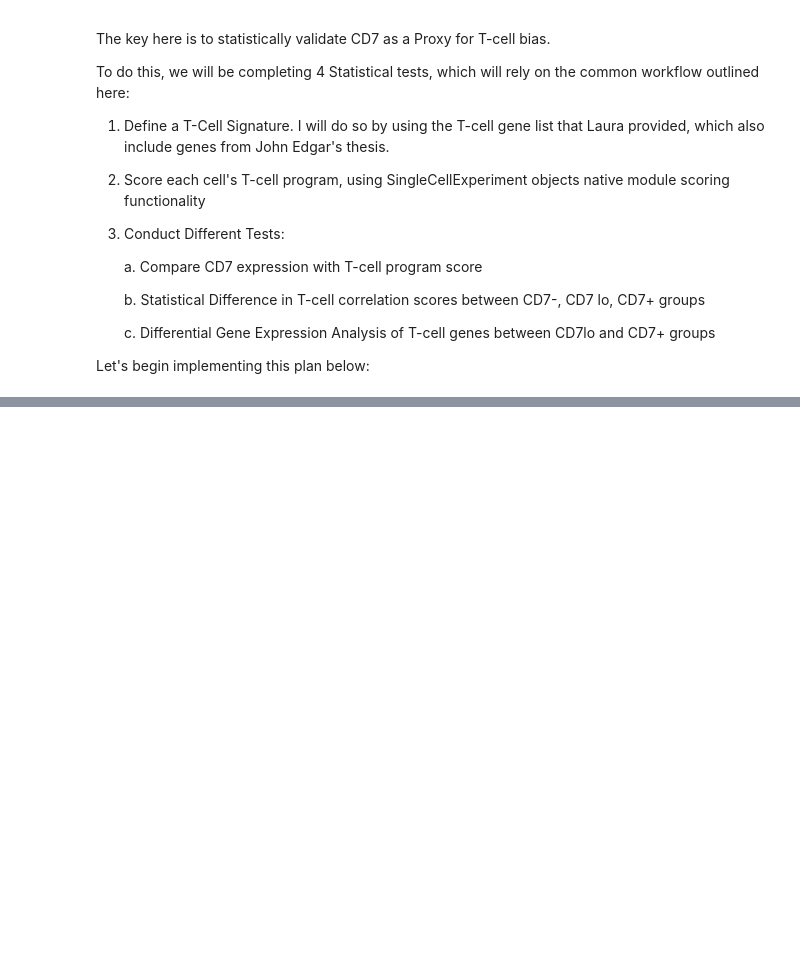
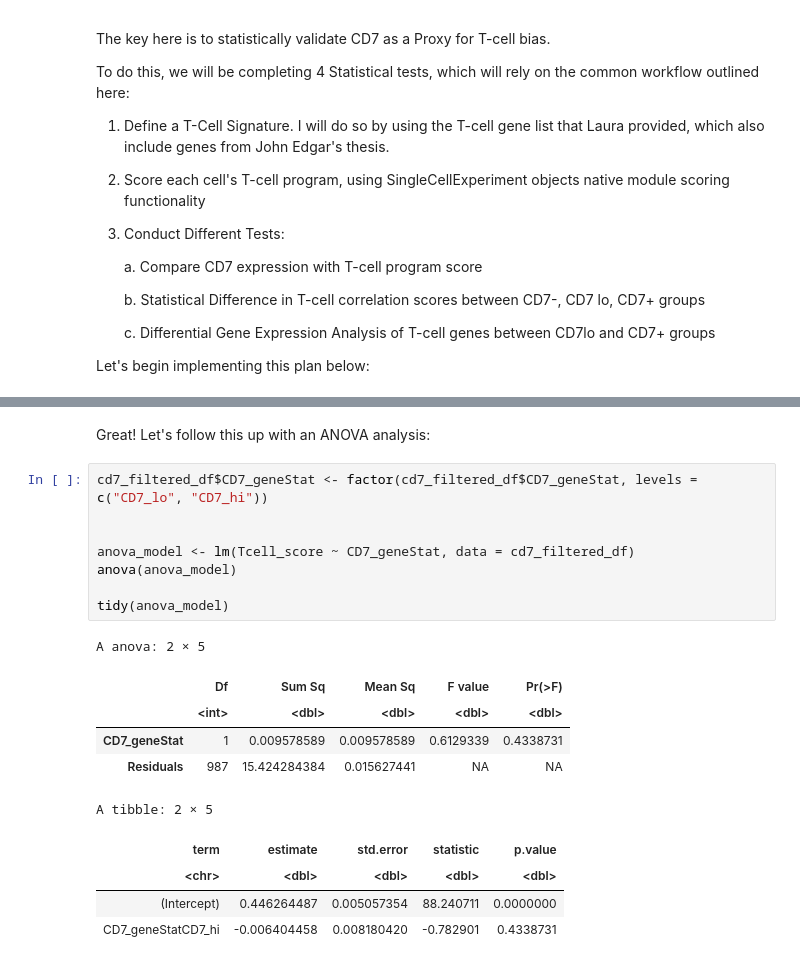
Before and after one commit to piyush-1903/ZandstraEaves_DirectedStudies, a Jupyter notebook: Aim1/d7-d13_RNASeq/Aim2_Analysis.ipynb, the cells around one changed output, grey strips where cells are left out. Drawn from its saved outputs; the diff is of its cells as text; blank space fills up the shorter version.

```diff
--- a/Aim1/d7-d13_RNASeq/Aim2_Analysis.ipynb
+++ b/Aim1/d7-d13_RNASeq/Aim2_Analysis.ipynb
@@ -1020,0 +1080,21 @@ print(spearman_result)
+# %% [markdown]
+Great! Let's follow this up with an ANOVA analysis:
+# %%
+cd7_filtered_df$CD7_geneStat <- factor(cd7_filtered_df$CD7_geneStat, levels = c("CD7_lo", "CD7_hi"))
+
+
+anova_model <- lm(Tcell_score ~ CD7_geneStat, data = cd7_filtered_df)
+anova(anova_model)
+
+tidy(anova_model)
+# %% [output]
+A anova: 2 × 5
+|  | Df | Sum Sq | Mean Sq | F value | Pr(>F) |
+|  | <int> | <dbl> | <dbl> | <dbl> | <dbl> |
+| CD7_geneStat | 1 | 0.009578589 | 0.009578589 | 0.6129339 | 0.4338731 |
+| Residuals | 987 | 15.424284384 | 0.015627441 | NA | NA |
+A tibble: 2 × 5
+| term | estimate | std.error | statistic | p.value |
+| <chr> | <dbl> | <dbl> | <dbl> | <dbl> |
+| (Intercept) | 0.446264487 | 0.005057354 | 88.240711 | 0.0000000 |
+| CD7_geneStatCD7_hi | -0.006404458 | 0.008180420 | -0.782901 | 0.4338731 |
```
Also changed, not shown: parts of 16 cells of this notebook.
